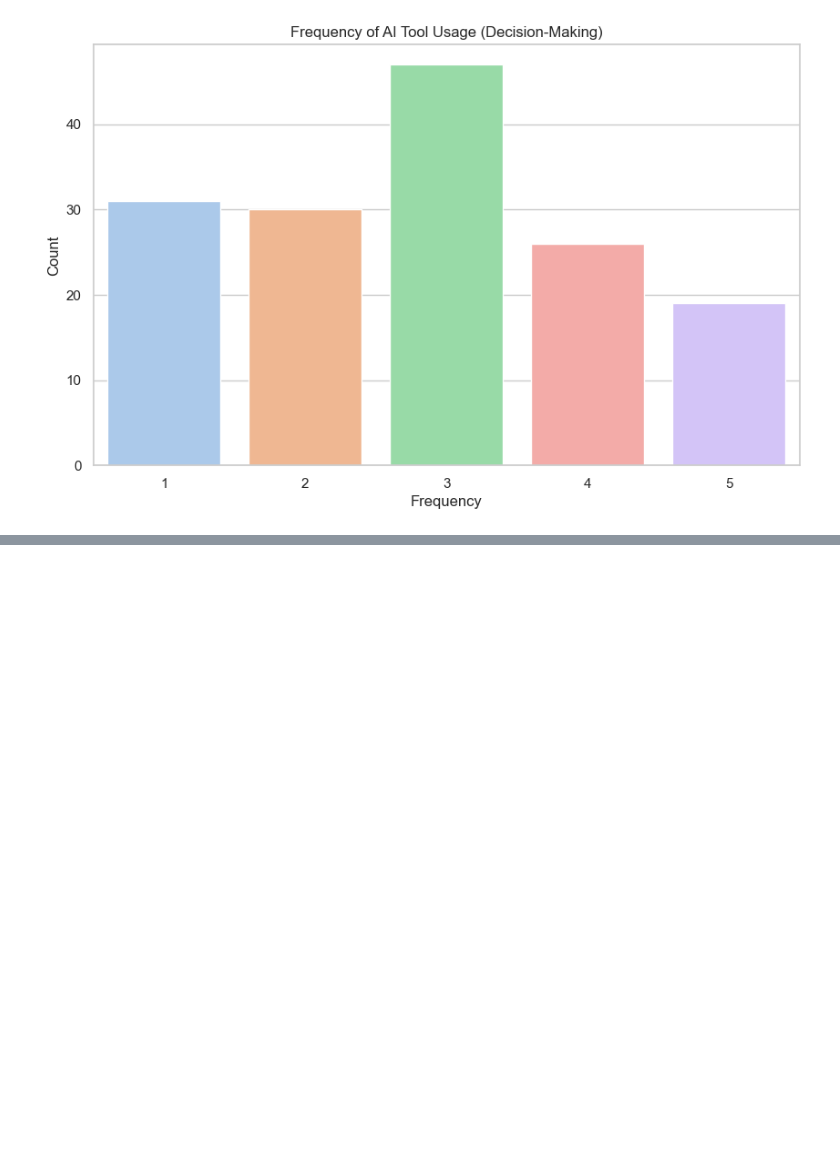
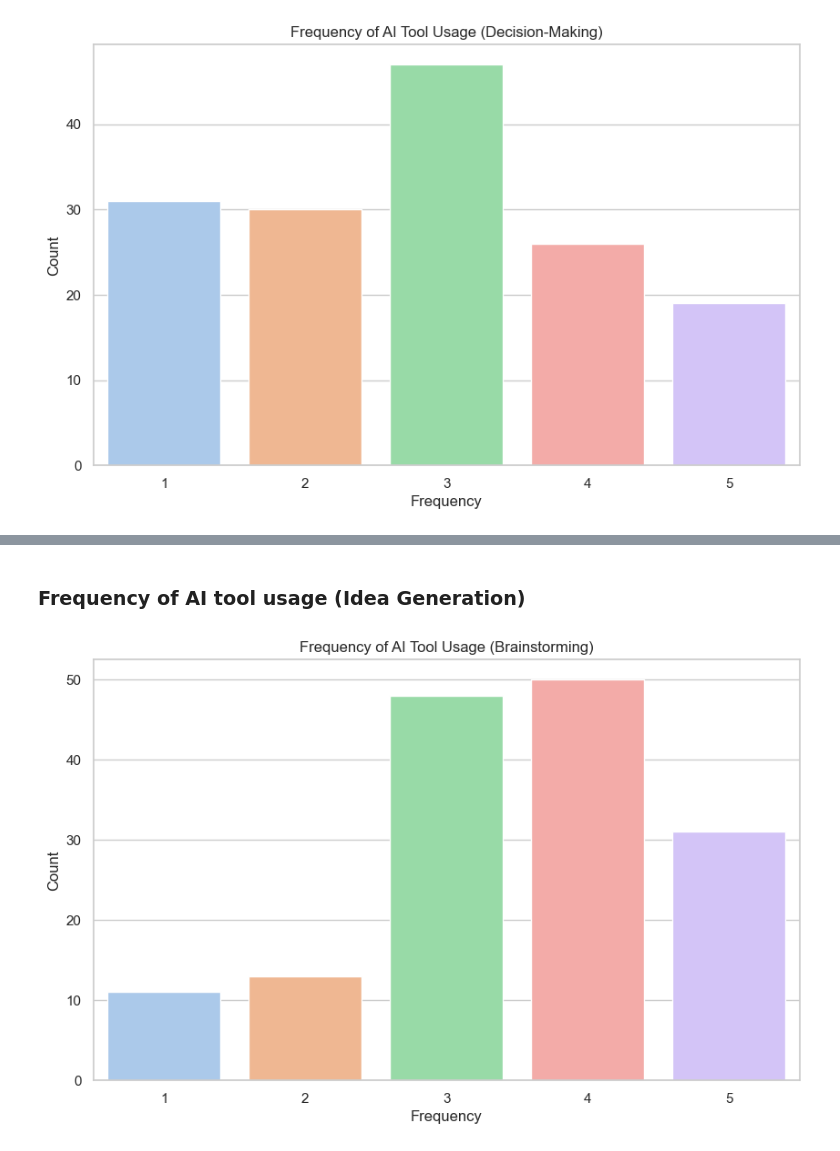
Before and after one commit to NotAlpha45/Survey-on-the-Impact-of-AI-Tools, a Jupyter notebook: code/dataset_exploration.ipynb, the cells around one changed output, grey strips where cells are left out. Drawn from its saved outputs; the diff is of its cells as text; code cells hidden in the pictures; blank space fills up the shorter version.

```diff
--- a/code/dataset_exploration.ipynb
+++ b/code/dataset_exploration.ipynb
@@ -256,0 +291,24 @@ plt.savefig(filename)
+# %% [markdown]
+### Frequency of AI tool usage (Idea Generation)
+# %%
+plt.figure(figsize=(10, 6))
+usage_frequency = dataset[
+    "When brainstorming for any ideas, I tend to use AI for that purpose"
+].value_counts()
+
+sns.barplot(
+    x=usage_frequency.index,
+    y=usage_frequency.values,
+    palette="pastel",
+    hue=usage_frequency.index,
+    legend=False,
+)
+
+plt.title("Frequency of AI Tool Usage (Brainstorming)")
+plt.xlabel("Frequency")
+plt.ylabel("Count")
+filename = "../results/frequency_of_ai_tool_usage_brainstorming.png"
+plt.savefig(filename)
+plt.show()
+# %% [output]
+[figure, added]
```
Also changed, not shown: parts of 17 cells of this notebook, 10 other files.
